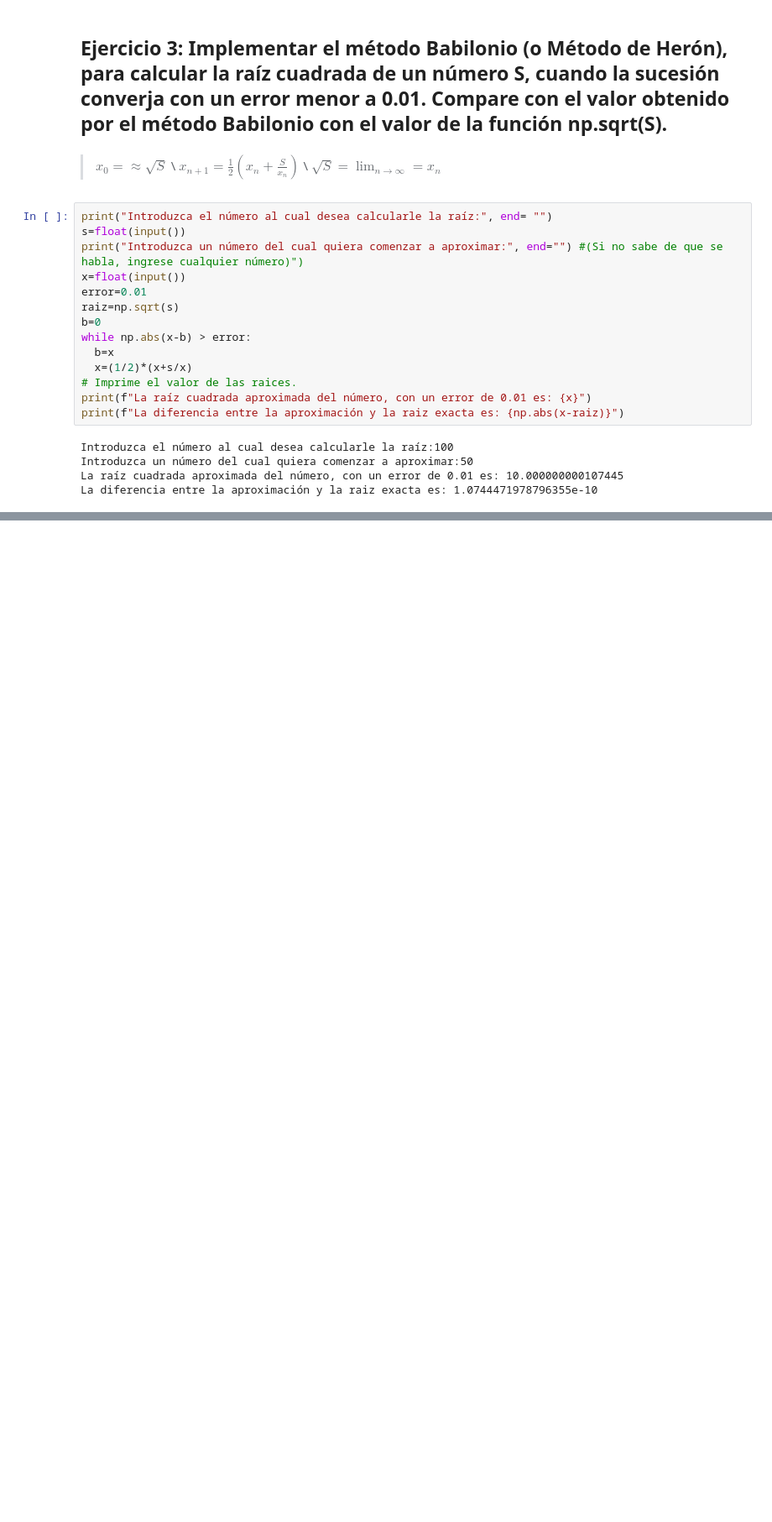
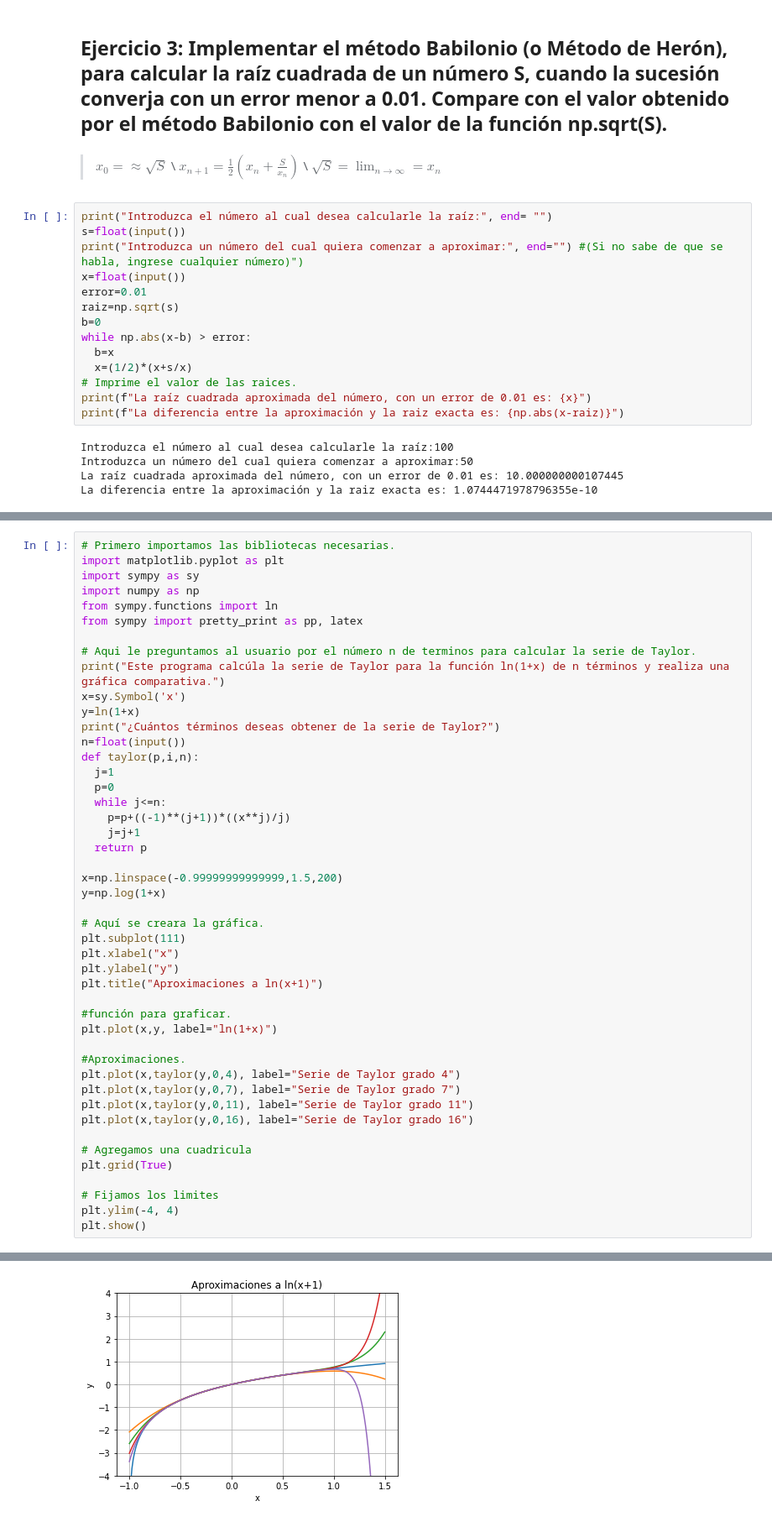
Before and after one commit to RaulACortez/FisicaComputacional1, a Jupyter notebook: FisicaComputacional1/Actividad2/Actividad2.ipynb, the cells around one changed output, grey strips where cells are left out. Shown at 84% size. Drawn from its saved outputs; the diff is of its cells as text; blank space fills up the shorter version.

```diff
--- a/FisicaComputacional1/Actividad2/Actividad2.ipynb
+++ b/FisicaComputacional1/Actividad2/Actividad2.ipynb
@@ -175,3 +175,50 @@ La diferencia entre la aproximación y la raiz exacta es: 1.0744471978796355e-10
 ## **Ejercicio 4:** Reproduce la figura que aparece inmediatamente abajo en el artículo de Wikipedia sobre Series de Taylor, que muestra la aproximación de la función ln(1+x) alrededor de x=0.
 
 ![600px-LogTay.svg.png](embedded-picture-1)
+# %%
+# Primero importamos las bibliotecas necesarias.
+import matplotlib.pyplot as plt
+import sympy as sy
+import numpy as np
+from sympy.functions import ln
+from sympy import pretty_print as pp, latex
+
+# Aqui le preguntamos al usuario por el número n de terminos para calcular la serie de Taylor.
+print("Este programa calcúla la serie de Taylor para la función ln(1+x) de n términos y realiza una gráfica comparativa.")
+x=sy.Symbol('x')
+y=ln(1+x)
+print("¿Cuántos términos deseas obtener de la serie de Taylor?")
+n=float(input())
+def taylor(p,i,n):
+  j=1
+  p=0
+  while j<=n:
+    p=p+((-1)**(j+1))*((x**j)/j)
+    j=j+1
+  return p
+
+x=np.linspace(-0.99999999999999,1.5,200)
+y=np.log(1+x)
+
+# Aquí se creara la gráfica.
+plt.subplot(111)
+plt.xlabel("x")
+plt.ylabel("y")
+plt.title("Aproximaciones a ln(x+1)")
+
+#función para graficar.
+plt.plot(x,y, label="ln(1+x)")
+
+#Aproximaciones.
+plt.plot(x,taylor(y,0,4), label="Serie de Taylor grado 4")
+plt.plot(x,taylor(y,0,7), label="Serie de Taylor grado 7")
+plt.plot(x,taylor(y,0,11), label="Serie de Taylor grado 11")
+plt.plot(x,taylor(y,0,16), label="Serie de Taylor grado 16")
+
+# Agregamos una cuadricula
+plt.grid(True)
+
+# Fijamos los limites
+plt.ylim(-4, 4)
+plt.show()
+# %% [output]
@@ -177,0 +228 @@ La diferencia entre la aproximación y la raiz exacta es: 1.0744471978796355e-10
+[figure, added]
```
Also changed, not shown: parts of 1 cell of this notebook.
